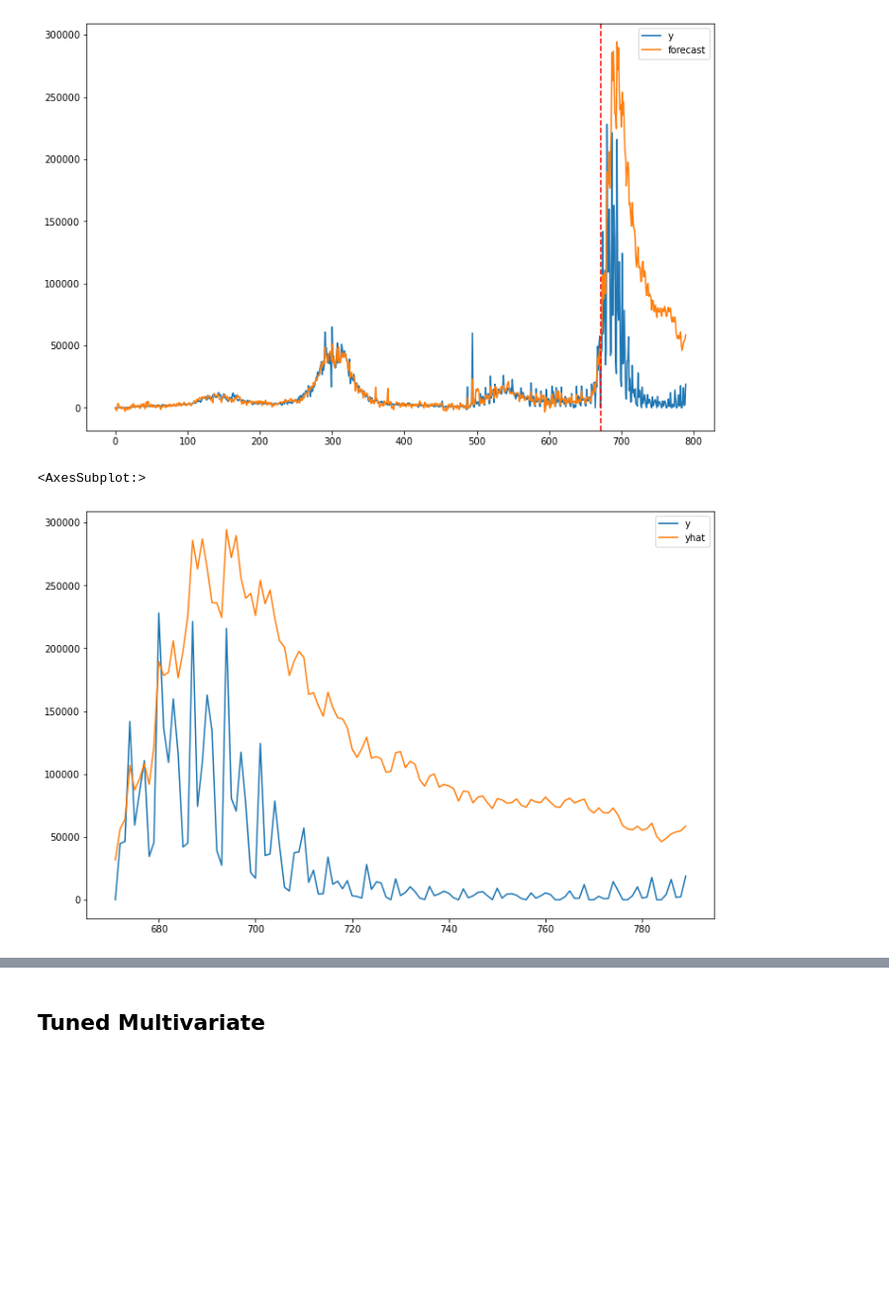
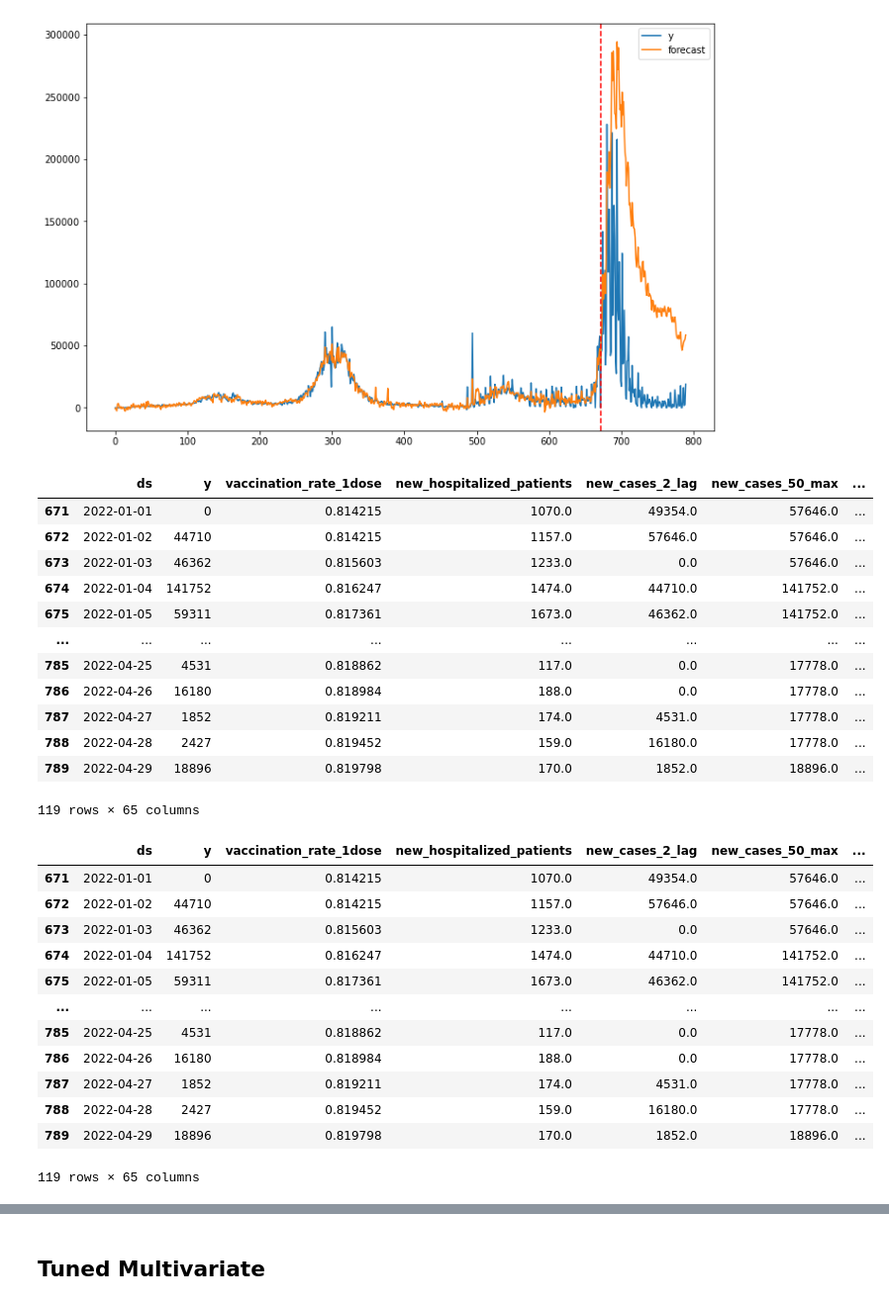
Before and after one commit to danielhe-nu/STAT390-Snowman, a Jupyter notebook: Daniel Final/Cali_Both_PROPHET.ipynb, the cells around one changed output, grey strips where cells are left out. Shown at 99% size. Cells and saved outputs as stored; diff of their text form; code cells hidden in the pictures; blank space fills up the shorter version.

```diff
--- a/Daniel Final/Cali_Both_PROPHET.ipynb
+++ b/Daniel Final/Cali_Both_PROPHET.ipynb
@@ -236,10 +270,38 @@ plt.axvline(x=672, color='red', linestyle='--', label='Split Point')
 plt.show()
 # %% [output]
 [figure]
+# %%
+covid_test
+# %% [output]
+|  | ds | y | vaccination_rate_1dose | new_hospitalized_patients | new_cases_2_lag | new_cases_50_max | ... |
+| 671 | 2022-01-01 | 0 | 0.814215 | 1070.0 | 49354.0 | 57646.0 | ... |
+| 672 | 2022-01-02 | 44710 | 0.814215 | 1157.0 | 57646.0 | 57646.0 | ... |
+| 673 | 2022-01-03 | 46362 | 0.815603 | 1233.0 | 0.0 | 57646.0 | ... |
+| 674 | 2022-01-04 | 141752 | 0.816247 | 1474.0 | 44710.0 | 141752.0 | ... |
+| 675 | 2022-01-05 | 59311 | 0.817361 | 1673.0 | 46362.0 | 141752.0 | ... |
+| ... | ... | ... | ... | ... | ... | ... | ... |
+| 785 | 2022-04-25 | 4531 | 0.818862 | 117.0 | 0.0 | 17778.0 | ... |
+| 786 | 2022-04-26 | 16180 | 0.818984 | 188.0 | 0.0 | 17778.0 | ... |
+| 787 | 2022-04-27 | 1852 | 0.819211 | 174.0 | 4531.0 | 17778.0 | ... |
+| 788 | 2022-04-28 | 2427 | 0.819452 | 159.0 | 16180.0 | 17778.0 | ... |
+| 789 | 2022-04-29 | 18896 | 0.819798 | 170.0 | 1852.0 | 18896.0 | ... |
+119 rows × 65 columns
 # %%
-graph_df = pd.DataFrame(covid_test)
-graph_df['yhat'] = forecast_multi['yhat'].tail(119).values
-graph_df[['y','yhat']].plot(figsize=(12,8))
+graph_df = pd.DataFrame(covid_test['y'])
+#graph_df['yhat'] = forecast_multi['yhat'].tail(119).values
+#graph_df[['y','yhat']].plot(figsize=(12,8))
+covid_test
 # %% [output]
+|  | ds | y | vaccination_rate_1dose | new_hospitalized_patients | new_cases_2_lag | new_cases_50_max | ... |
+| 671 | 2022-01-01 | 0 | 0.814215 | 1070.0 | 49354.0 | 57646.0 | ... |
+| 672 | 2022-01-02 | 44710 | 0.814215 | 1157.0 | 57646.0 | 57646.0 | ... |
+| 673 | 2022-01-03 | 46362 | 0.815603 | 1233.0 | 0.0 | 57646.0 | ... |
+| 674 | 2022-01-04 | 141752 | 0.816247 | 1474.0 | 44710.0 | 141752.0 | ... |
+| 675 | 2022-01-05 | 59311 | 0.817361 | 1673.0 | 46362.0 | 141752.0 | ... |
+| ... | ... | ... | ... | ... | ... | ... | ... |
+| 785 | 2022-04-25 | 4531 | 0.818862 | 117.0 | 0.0 | 17778.0 | ... |
+| 786 | 2022-04-26 | 16180 | 0.818984 | 188.0 | 0.0 | 17778.0 | ... |
+| 787 | 2022-04-27 | 1852 | 0.819211 | 174.0 | 4531.0 | 17778.0 | ... |
+| 788 | 2022-04-28 | 2427 | 0.819452 | 159.0 | 16180.0 | 17778.0 | ... |
+| 789 | 2022-04-29 | 18896 | 0.819798 | 170.0 | 1852.0 | 18896.0 | ... |
-<AxesSubplot:>
+119 rows × 65 columns
-[figure, removed]
```
Also changed, not shown: parts of 20 cells of this notebook.
